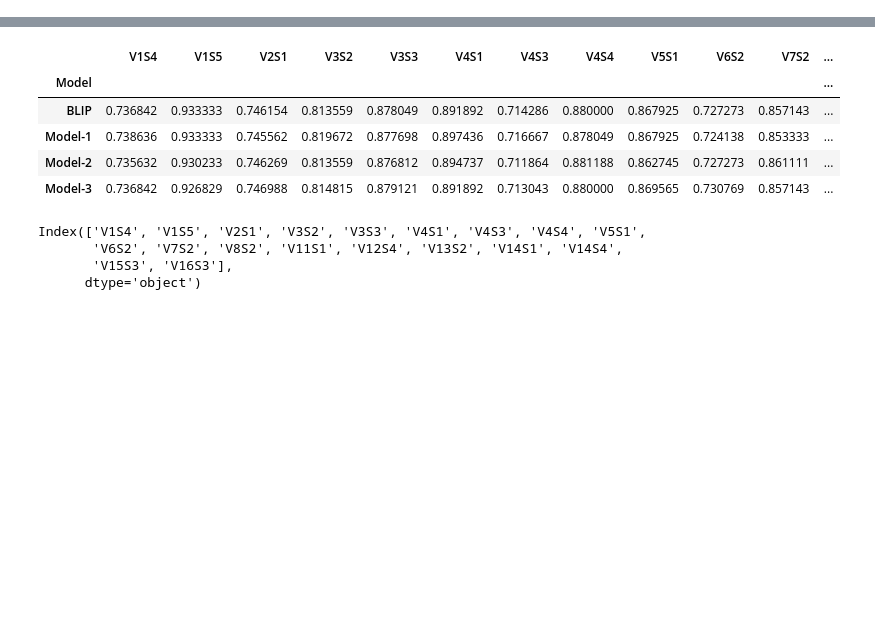
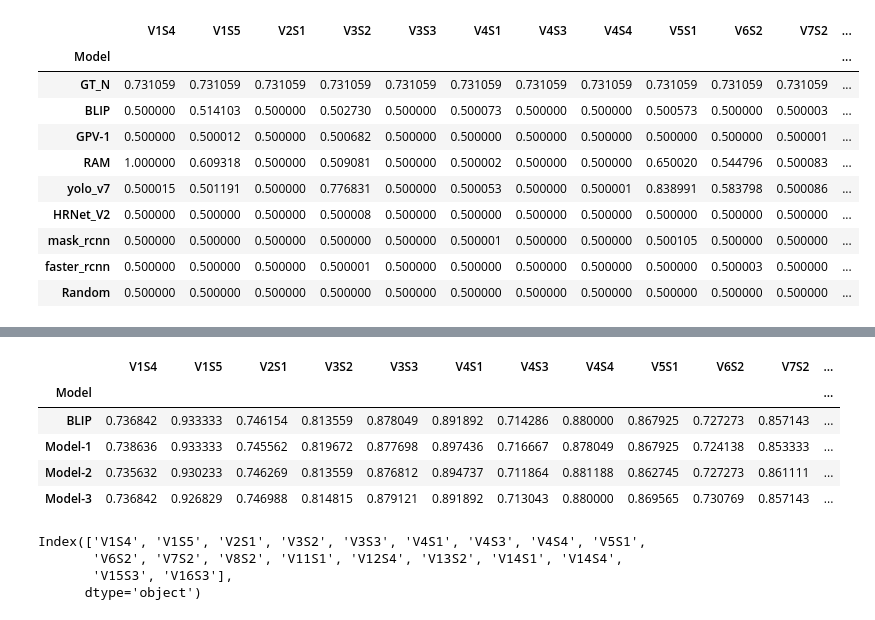
Before and after one commit to Shohan29531/Dashboard-For-VQA, a Jupyter notebook: utils_notebooks/new_approach_compare.ipynb, the cells around one changed output, grey strips where cells are left out. Saved outputs shown, nothing was run; the diff lists cells and outputs as text; code cells hidden in the pictures; blank space fills up the shorter version.

```diff
--- a/utils_notebooks/new_approach_compare.ipynb
+++ b/utils_notebooks/new_approach_compare.ipynb
@@ -359,7 +360,7 @@ def get_transition_matrix(pred_file, objs):
 
     transition_matrix = np.array(transition_matrix)
 
-    transition_matrix = laplace_smoothing(transition_matrix, alpha=1)
+    transition_matrix = laplace_smoothing(transition_matrix, alpha=1e-2)  # max([np.max(transition_matrix)/5])
 
     for tr_ind, tm_row in enumerate(transition_matrix):
         if tm_row.sum() == 0.0:
@@ -392,7 +393,7 @@ def get_transition_matrix_from_arr(pred):
 
     transition_matrix = np.array(transition_matrix)
 
-    transition_matrix = laplace_smoothing(transition_matrix, alpha=0.2)
+    transition_matrix = laplace_smoothing(transition_matrix, alpha=1e-2)  # max([np.max(transition_matrix)/5])
 
     for tr_ind, tm_row in enumerate(transition_matrix):
         if tm_row.sum() == 0.0:
@@ -2931,0 +2618,18 @@ normalized_likelihood_df
+# %%
+normalized_likelihood_df = pd.DataFrame(normalized_likelihood)
+normalized_likelihood_df.index = normalized_likelihood_df['Model']
+normalized_likelihood_df = normalized_likelihood_df.drop(['Model'], axis=1)
+normalized_likelihood_df.columns = [f'V{cc.split("-")[1]}S{cc.split("-")[3]}' for cc in normalized_likelihood_df.columns]
+normalized_likelihood_df
+# %% [output]
+|  | V1S4 | V1S5 | V2S1 | V3S2 | V3S3 | V4S1 | V4S3 | V4S4 | V5S1 | V6S2 | V7S2 | ... |
+| Model |  |  |  |  |  |  |  |  |  |  |  | ... |
+| GT_N | 0.731059 | 0.731059 | 0.731059 | 0.731059 | 0.731059 | 0.731059 | 0.731059 | 0.731059 | 0.731059 | 0.731059 | 0.731059 | ... |
+| BLIP | 0.500000 | 0.514103 | 0.500000 | 0.502730 | 0.500000 | 0.500073 | 0.500000 | 0.500000 | 0.500573 | 0.500000 | 0.500003 | ... |
+| GPV-1 | 0.500000 | 0.500012 | 0.500000 | 0.500682 | 0.500000 | 0.500000 | 0.500000 | 0.500000 | 0.500000 | 0.500000 | 0.500001 | ... |
+| RAM | 1.000000 | 0.609318 | 0.500000 | 0.509081 | 0.500000 | 0.500002 | 0.500000 | 0.500000 | 0.650020 | 0.544796 | 0.500083 | ... |
+| yolo_v7 | 0.500015 | 0.501191 | 0.500000 | 0.776831 | 0.500000 | 0.500053 | 0.500000 | 0.500001 | 0.838991 | 0.583798 | 0.500086 | ... |
+| HRNet_V2 | 0.500000 | 0.500000 | 0.500000 | 0.500008 | 0.500000 | 0.500000 | 0.500000 | 0.500000 | 0.500000 | 0.500000 | 0.500000 | ... |
+| mask_rcnn | 0.500000 | 0.500000 | 0.500000 | 0.500000 | 0.500000 | 0.500001 | 0.500000 | 0.500000 | 0.500105 | 0.500000 | 0.500000 | ... |
+| faster_rcnn | 0.500000 | 0.500000 | 0.500000 | 0.500001 | 0.500000 | 0.500000 | 0.500000 | 0.500000 | 0.500000 | 0.500003 | 0.500000 | ... |
+| Random | 0.500000 | 0.500000 | 0.500000 | 0.500000 | 0.500000 | 0.500000 | 0.500000 | 0.500000 | 0.500000 | 0.500000 | 0.500000 | ... |
```
Also changed, not shown: parts of 18 cells of this notebook, 4 other files.
